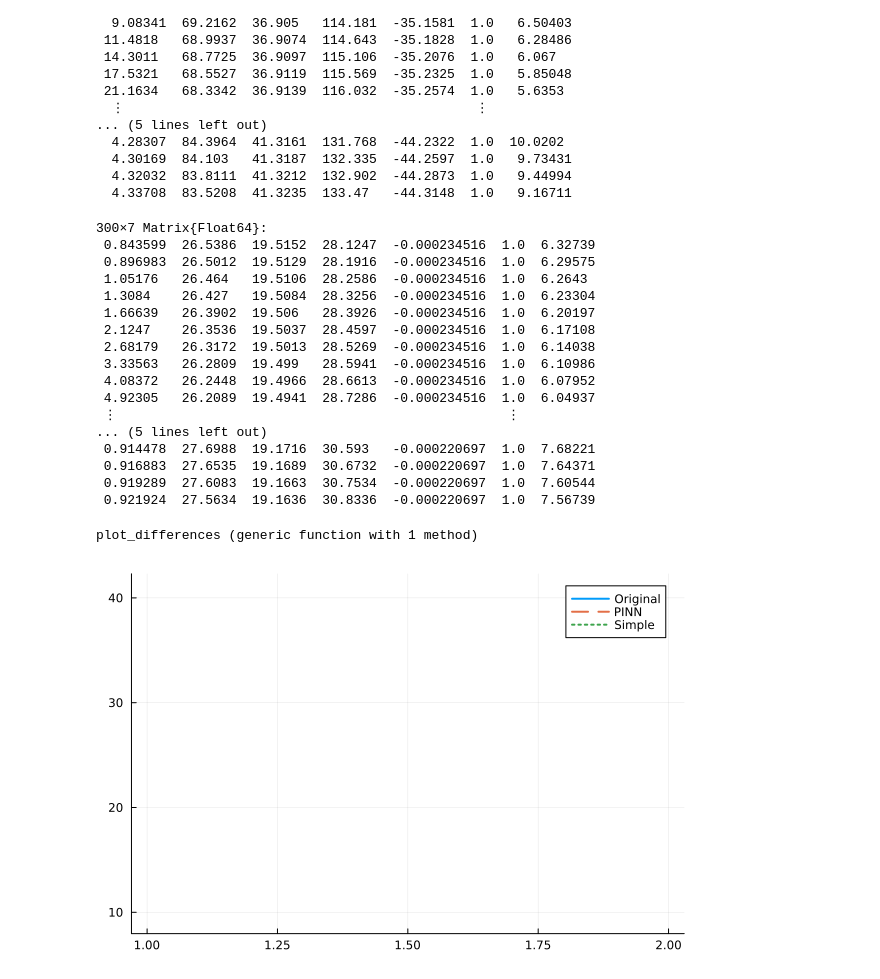
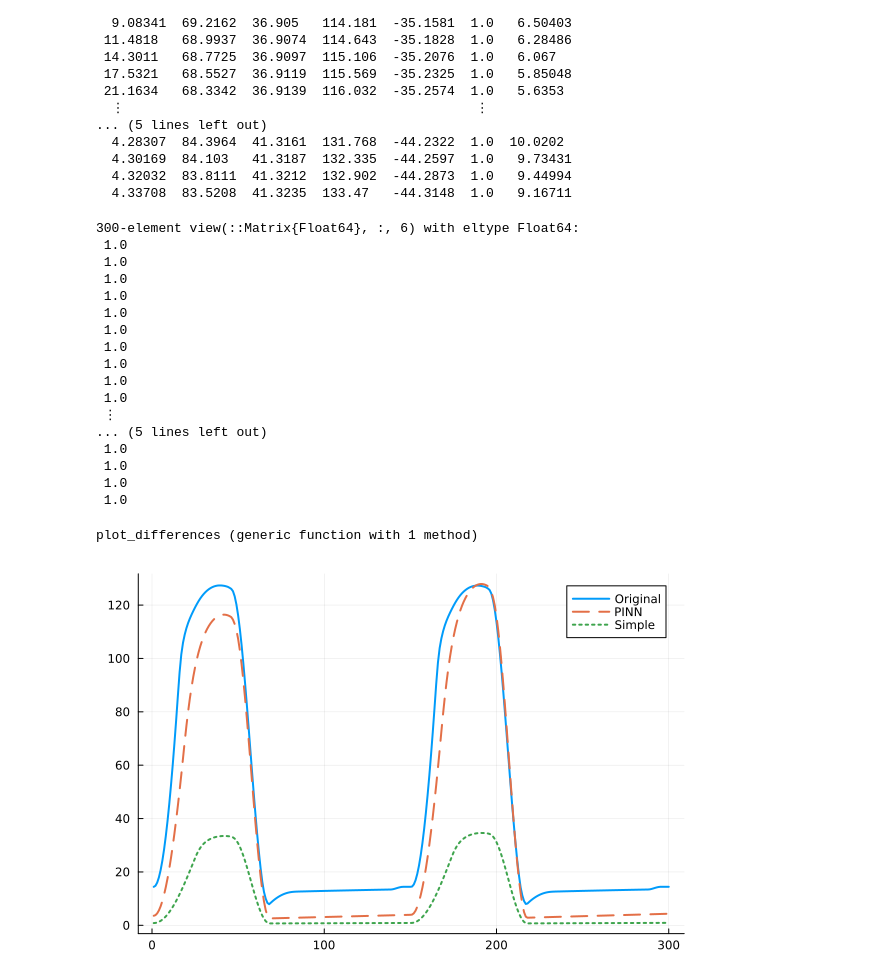
Before and after one commit to mdydek/PINNFuser.jl, a Jupyter notebook: src/plots_benchmarks.ipynb, the cells around one changed output. Drawn from its saved outputs; the diff is of its cells as text; code cells hidden in the pictures.

Commit message:
Plotting

```diff
--- a/src/plots_benchmarks.ipynb
+++ b/src/plots_benchmarks.ipynb
@@ -55,25 +55,24 @@ pinn_data
 loaded_data = readdlm("simple_data.txt")
 simple_data = Array{Float64}(loaded_data)
 simple_data[:, 6] .= 1.0
-simple_data
 # %% [output]
-300×7 Matrix{Float64}:
- 0.843599  26.5386  19.5152  28.1247  -0.000234516  1.0  6.32739
- 0.896983  26.5012  19.5129  28.1916  -0.000234516  1.0  6.29575
- 1.05176   26.464   19.5106  28.2586  -0.000234516  1.0  6.2643
- 1.3084    26.427   19.5084  28.3256  -0.000234516  1.0  6.23304
- 1.66639   26.3902  19.506   28.3926  -0.000234516  1.0  6.20197
- 2.1247    26.3536  19.5037  28.4597  -0.000234516  1.0  6.17108
- 2.68179   26.3172  19.5013  28.5269  -0.000234516  1.0  6.14038
- 3.33563   26.2809  19.499   28.5941  -0.000234516  1.0  6.10986
- 4.08372   26.2448  19.4966  28.6613  -0.000234516  1.0  6.07952
- 4.92305   26.2089  19.4941  28.7286  -0.000234516  1.0  6.04937
- ⋮                                                  ⋮
+300-element view(::Matrix{Float64}, :, 6) with eltype Float64:
+ 1.0
+ 1.0
+ 1.0
+ 1.0
+ 1.0
+ 1.0
+ 1.0
+ 1.0
+ 1.0
+ 1.0
+ ⋮
 ... (5 lines left out)
- 0.914478  27.6988  19.1716  30.593   -0.000220697  1.0  7.68221
- 0.916883  27.6535  19.1689  30.6732  -0.000220697  1.0  7.64371
- 0.919289  27.6083  19.1663  30.7534  -0.000220697  1.0  7.60544
- 0.921924  27.5634  19.1636  30.8336  -0.000220697  1.0  7.56739
+ 1.0
+ 1.0
+ 1.0
+ 1.0
 # %%
 using Plots
 
@@ -91,6 +90,6 @@ end
 # %% [output]
 plot_differences (generic function with 1 method)
 # %%
-plot_differences(3)
+plot_differences(1)
 # %% [output]
-[figure, old version]
+[figure, new version]
```
Also changed, not shown: 2 other files.
